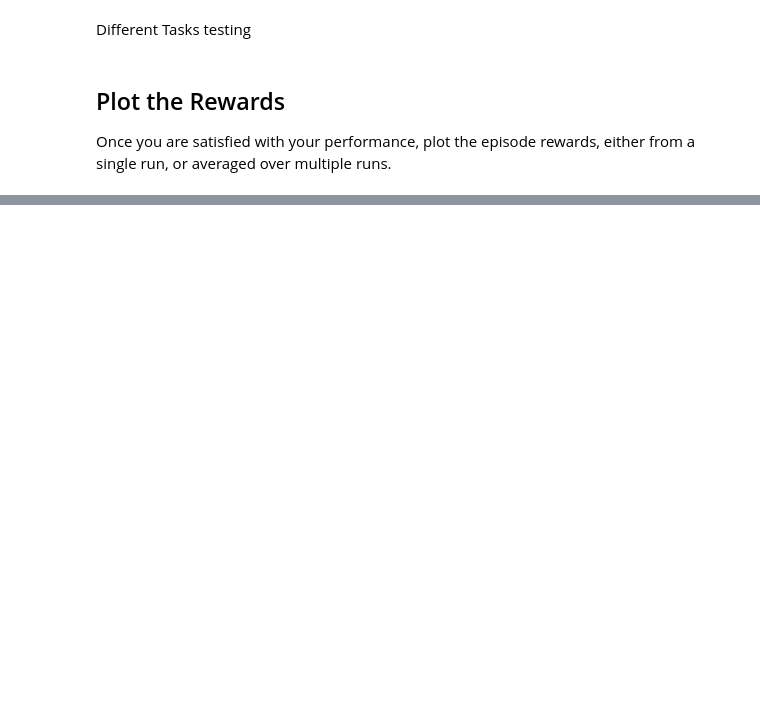
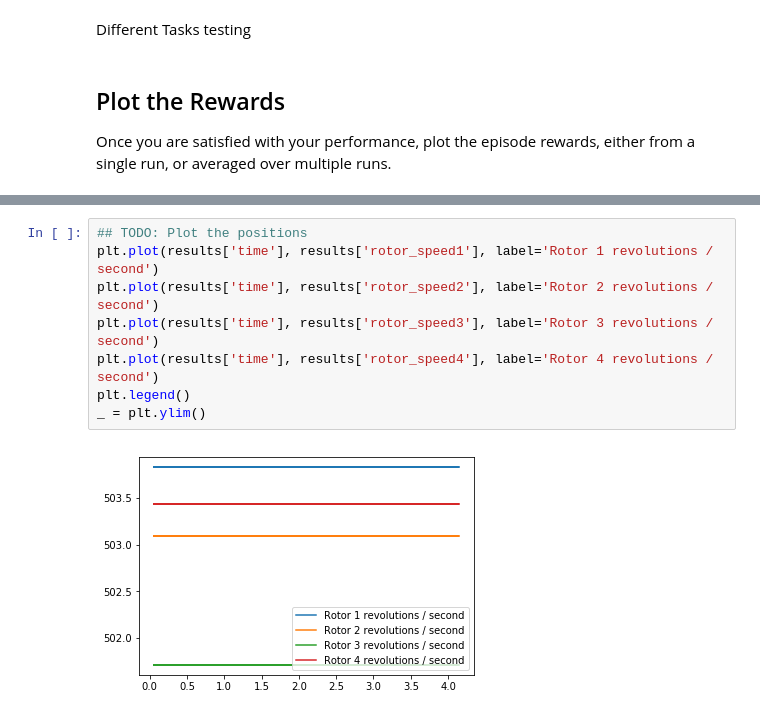
Before and after one commit to yfebles/quadcopter, a Jupyter notebook: Quadcopter_Project.ipynb, the cells around one changed output, grey strips where cells are left out. Drawn from its saved outputs; the diff is of its cells as text; blank space fills up the shorter version.

```diff
--- a/Quadcopter_Project.ipynb
+++ b/Quadcopter_Project.ipynb
@@ -346,0 +366,10 @@ _ = plt.ylim()
+# %%
+## TODO: Plot the positions
+plt.plot(results['time'], results['rotor_speed1'], label='Rotor 1 revolutions / second')
+plt.plot(results['time'], results['rotor_speed2'], label='Rotor 2 revolutions / second')
+plt.plot(results['time'], results['rotor_speed3'], label='Rotor 3 revolutions / second')
+plt.plot(results['time'], results['rotor_speed4'], label='Rotor 4 revolutions / second')
+plt.legend()
+_ = plt.ylim()
+# %% [output]
+[figure, added]
```
Also changed, not shown: parts of 20 cells of this notebook, 1 other file.
